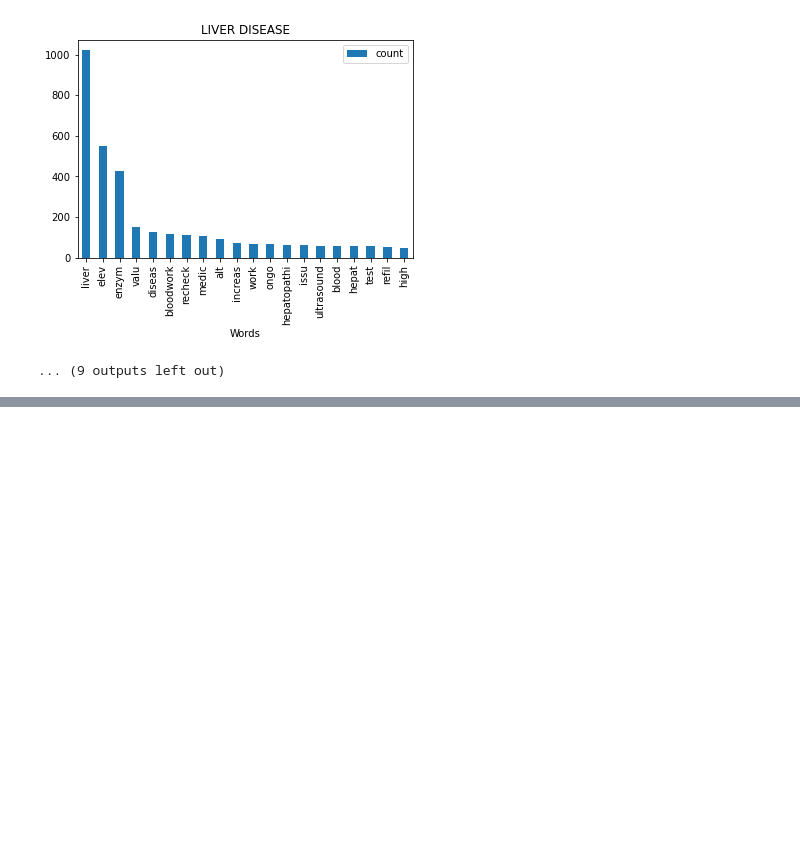
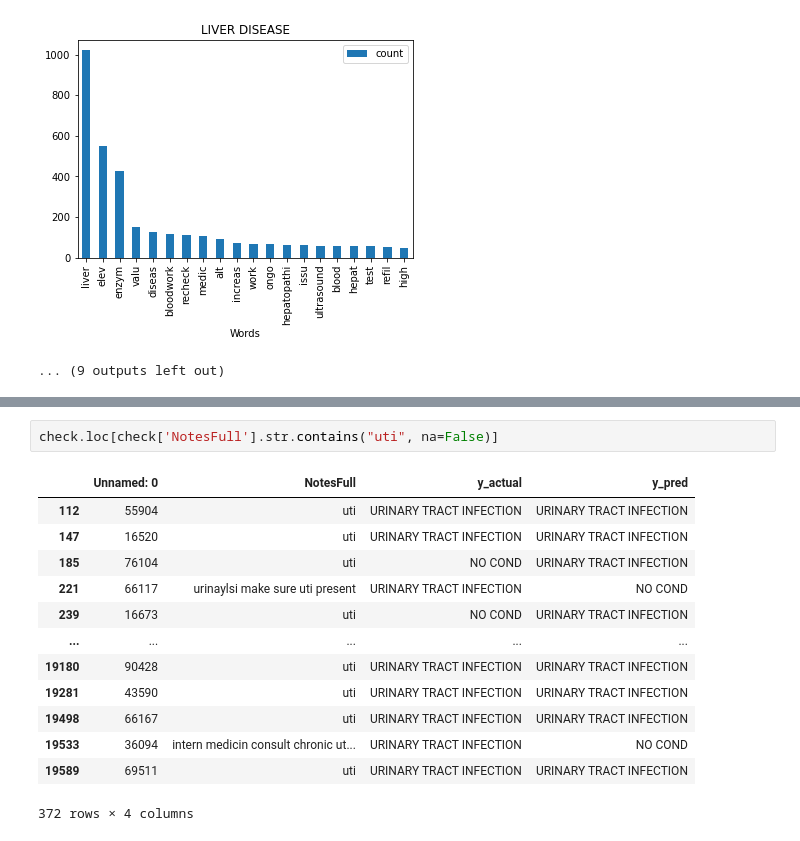
Before and after one commit to rxu17/text_nlp, a Jupyter notebook: partII/data_exploratory_analysis.ipynb, the cells around one changed output, grey strips where cells are left out. Saved outputs shown, nothing was run; the diff lists cells and outputs as text; blank space fills up the shorter version.

```diff
--- a/partII/data_exploratory_analysis.ipynb
+++ b/partII/data_exploratory_analysis.ipynb
@@ -303,0 +329,16 @@ for dfg in save_pds:
+# %%
+check.loc[check['NotesFull'].str.contains("uti", na=False)]
+# %% [output]
+|  | Unnamed: 0 | NotesFull | y_actual | y_pred |
+| 112 | 55904 | uti | URINARY TRACT INFECTION | URINARY TRACT INFECTION |
+| 147 | 16520 | uti | URINARY TRACT INFECTION | URINARY TRACT INFECTION |
+| 185 | 76104 | uti | NO COND | URINARY TRACT INFECTION |
+| 221 | 66117 | urinaylsi make sure uti present | URINARY TRACT INFECTION | NO COND |
+| 239 | 16673 | uti | NO COND | URINARY TRACT INFECTION |
+| ... | ... | ... | ... | ... |
+| 19180 | 90428 | uti | URINARY TRACT INFECTION | URINARY TRACT INFECTION |
+| 19281 | 43590 | uti | URINARY TRACT INFECTION | URINARY TRACT INFECTION |
+| 19498 | 66167 | uti | URINARY TRACT INFECTION | URINARY TRACT INFECTION |
+| 19533 | 36094 | intern medicin consult chronic ut... | URINARY TRACT INFECTION | NO COND |
+| 19589 | 69511 | uti | URINARY TRACT INFECTION | URINARY TRACT INFECTION |
+372 rows × 4 columns
```
Also changed, not shown: parts of 20 cells of this notebook, 3 other files.
